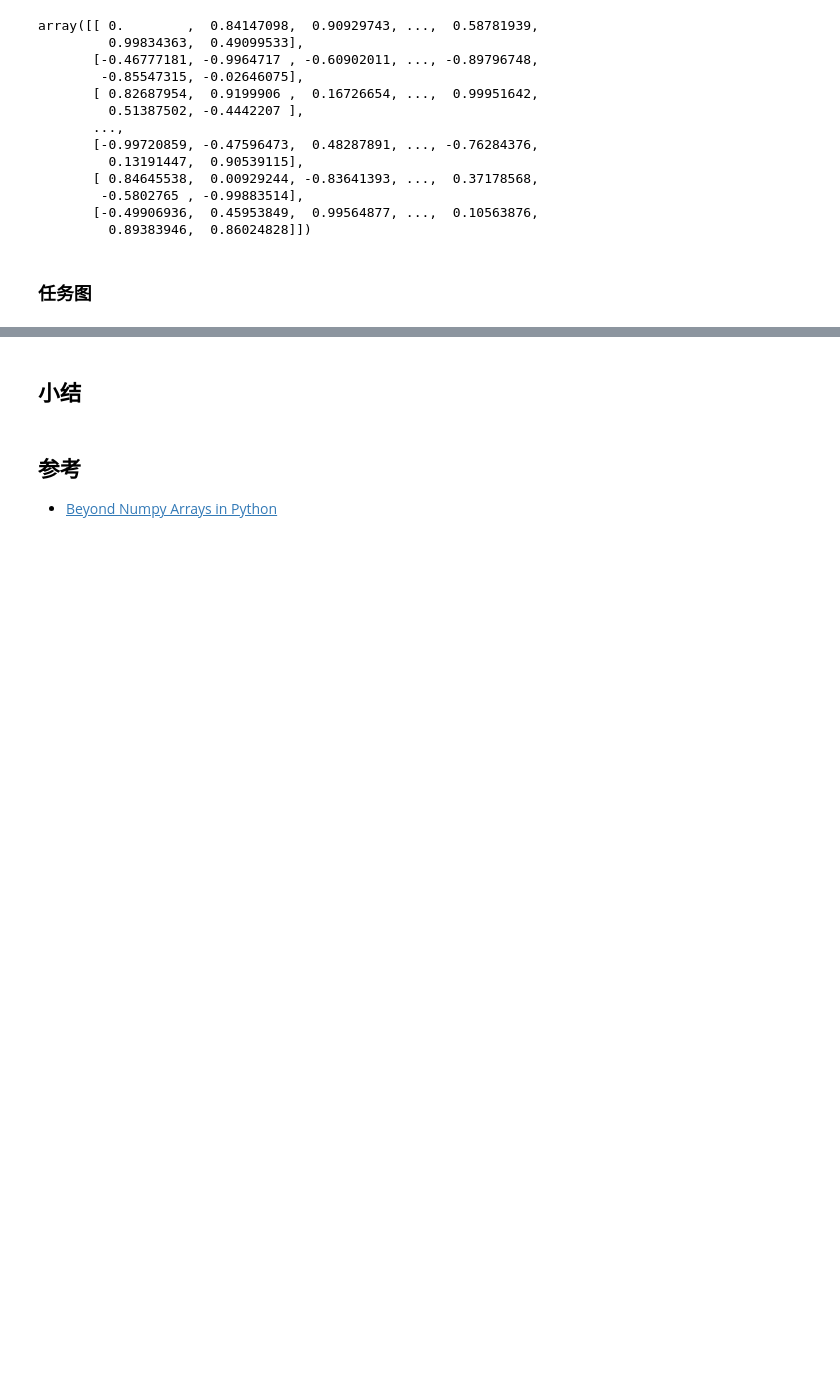
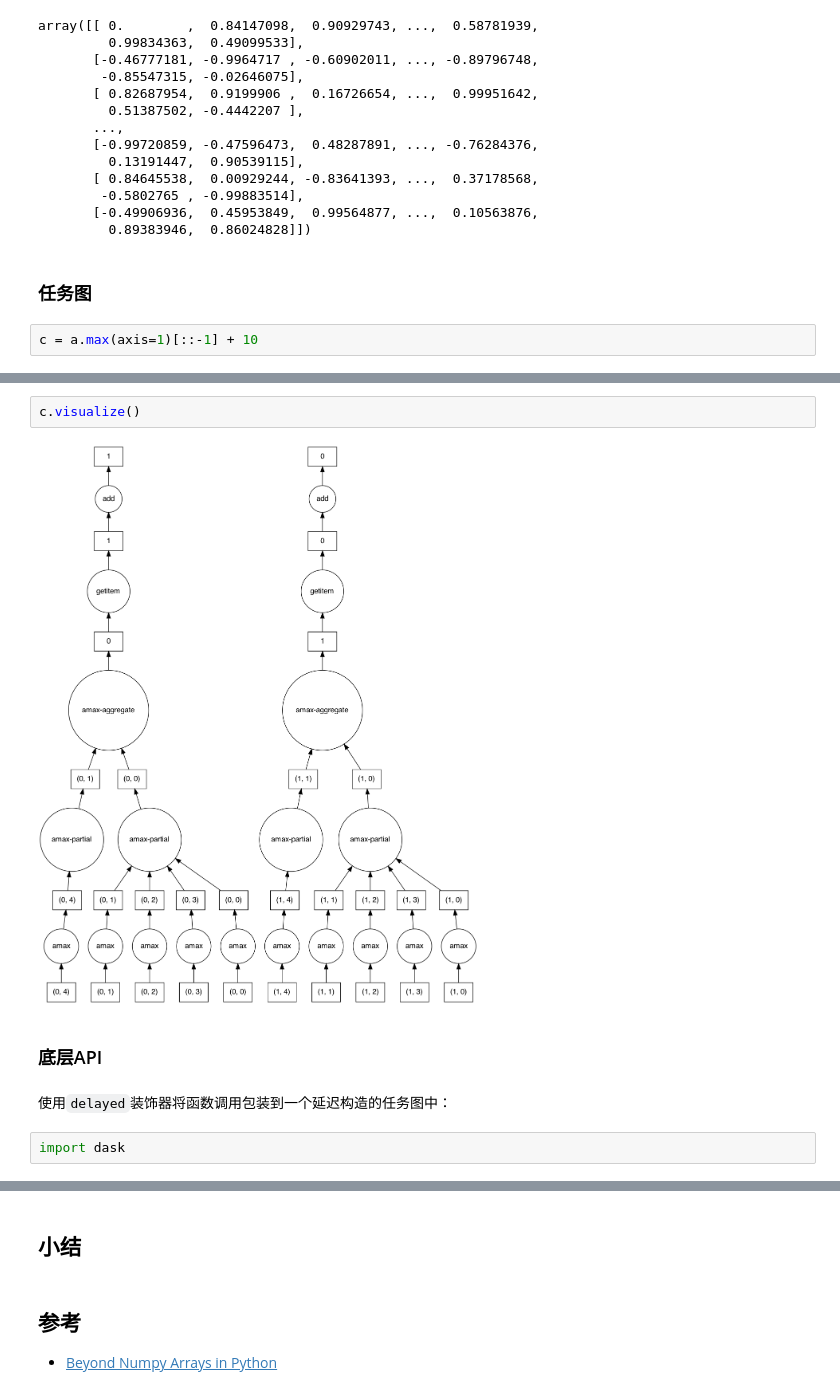
Before and after one commit to datawhalechina/powerful-numpy, a Jupyter notebook: src/skilled/ch06-morethan_numpy.ipynb, the cells around one changed output, grey strips where cells are left out. Saved outputs shown, nothing was run; the diff lists cells and outputs as text; blank space fills up the shorter version.

```diff
--- a/src/skilled/ch06-morethan_numpy.ipynb
+++ b/src/skilled/ch06-morethan_numpy.ipynb
@@ -1287,3 +1287,5 @@ array([[ 0.        ,  0.84147098,  0.90929743, ...,  0.58781939,
          0.89383946,  0.86024828]])
 # %% [markdown]
 ### 任务图
+# %%
+c = a.max(axis=1)[::-1] + 10
@@ -1289,0 +1319,10 @@ array([[ 0.        ,  0.84147098,  0.90929743, ...,  0.58781939,
+# %%
+c.visualize()
+# %% [output]
+[figure, added]
+# %% [markdown]
+### 底层API
+# %% [markdown]
+使用`delayed`装饰器将函数调用包装到一个延迟构造的任务图中：
+# %%
+import dask
```
Also changed, not shown: parts of 103 cells of this notebook, 1 other file.
